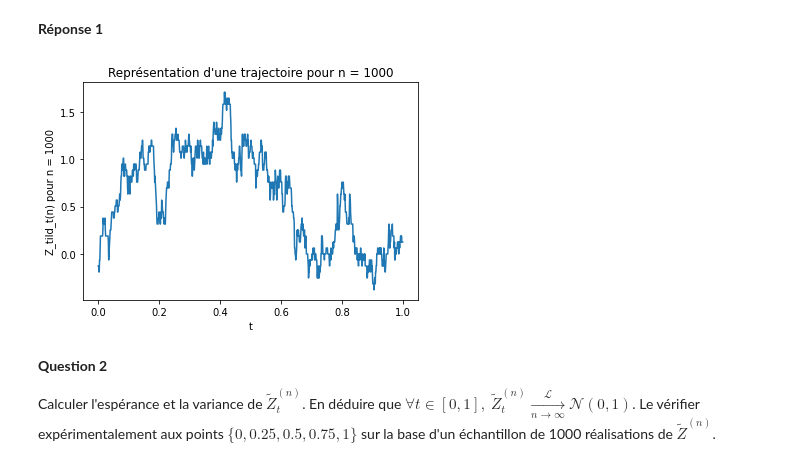
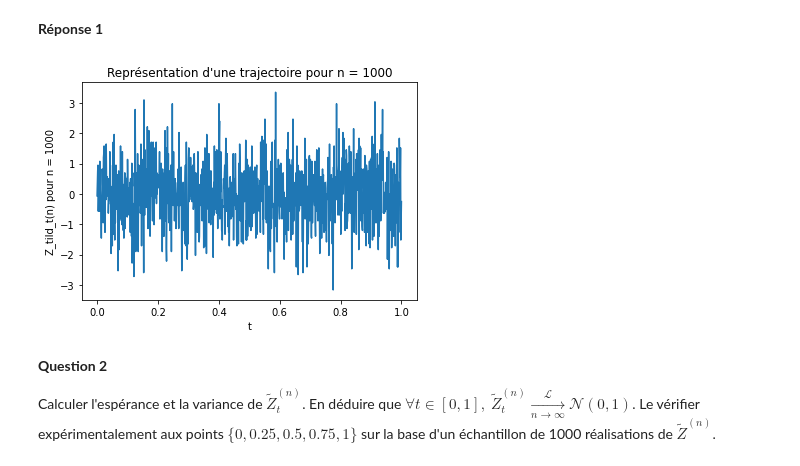
Before and after one commit to gabrielleberrada/projet_num_proba, a Jupyter notebook: Projet_numerique_de_Probabilités_2022 - enonce.ipynb, the cells around one changed output. Saved outputs shown, nothing was run; the diff lists cells and outputs as text; code cells hidden in the pictures.

```diff
--- a/Projet_numerique_de_Probabilités_2022 - enonce.ipynb
+++ b/Projet_numerique_de_Probabilités_2022 - enonce.ipynb
@@ -223,29 +223,24 @@ Discrétiser l'intervalle $[0,1]$ en 1000 points de manière régulière et impl
 # %% [markdown]
 **Réponse 1**
 # %%
-def Z_tild(T, n):
-    res = []
+def Z_tild(t, n):
+    res = 0
     U_i = np.random.uniform(0, 1, size=n)
     X = np.array([X_i() for _ in range(n)])
     for i in range(n):
-        res.append(np.sum(X*((U_i<T[i])*1 - (U_i>T[i])*1))/np.sqrt(n))
-    """for i in range(n):
-        if t > U_i[i]:
-            res -= X[i]
-        else:
-            res += X[i]
-    """
-    return np.array(res)
+        res += (X[i]*((U_i[i]<t)*1 - (U_i[i]>t)*1))
+    return res/np.sqrt(n)
 
 n = 1_000
 T = np.linspace(0, 1, 1_000)
-plt.plot(T, Z_tild(T, n))
+Z = [Z_tild(t, n) for t in T]
+plt.plot(T, Z)
 plt.xlabel('t')
 plt.ylabel('Z_tild_t(n) pour n = 1000')
 plt.title(f"Représentation d'une trajectoire pour n = {n}")
 plt.show()
 # %% [output]
-[figure, old version]
+[figure, new version]
 # %% [markdown]
 **Question 2**
 
```
Also changed, not shown: parts of 12 cells of this notebook.
